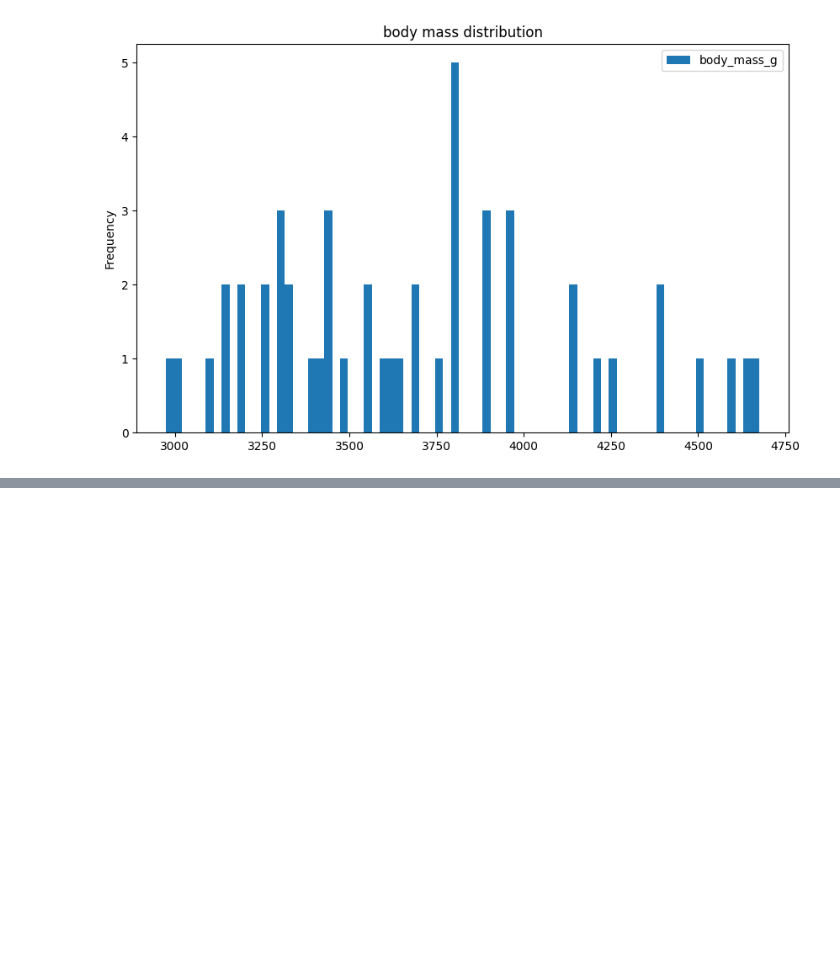
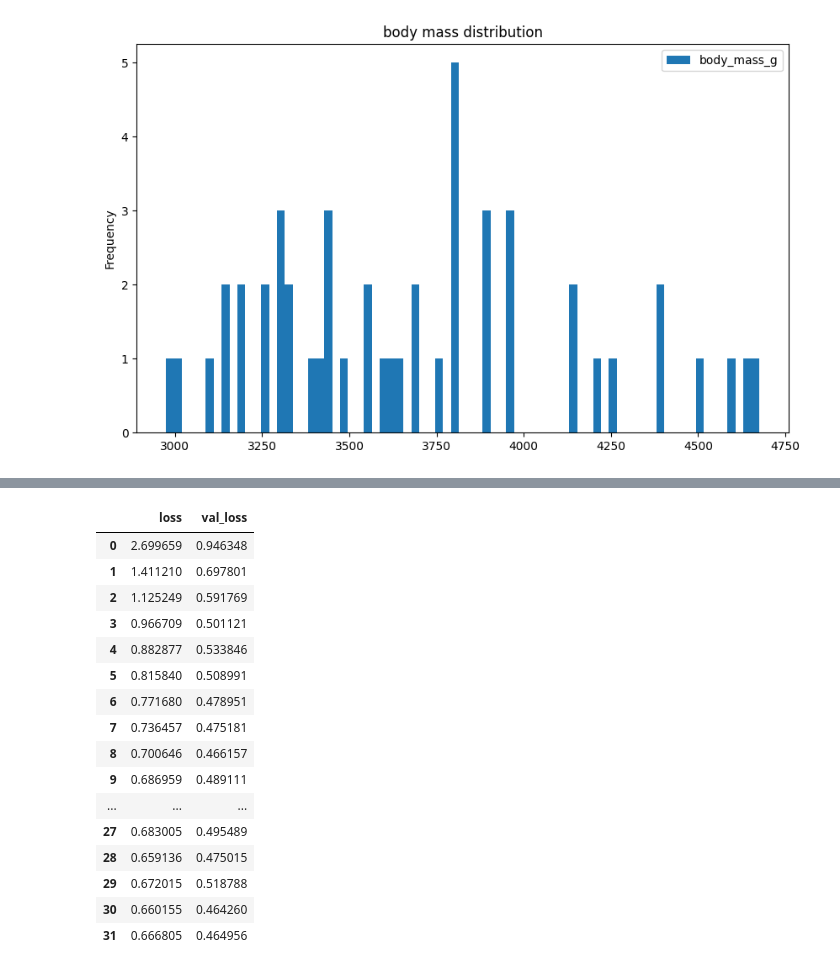
Before and after one commit to sabrina-corona-94/big-data-applications-02.02.26, a Jupyter notebook: jupyter_notebooks/.ipynb, the cells around one changed output, grey strips where cells are left out. Cells and saved outputs as stored; diff of their text form; code cells hidden in the pictures; blank space fills up the shorter version.

```diff
--- a/jupyter_notebooks/.ipynb
+++ b/jupyter_notebooks/.ipynb
@@ -712,0 +921,16 @@ plt.show()
+# %%
+def create_tf_model(n_features):
+
+  model = Sequential()
+  model.add(Dense(units=n_features, activation='relu', input_shape=(n_features,)))
+
+  model.add(Dense(units=8,activation='relu'))
+  model.add(Dropout(0.25))
+
+  model.add(Dense(units=4,activation='relu'))
+  model.add(Dropout(0.25))
+
+  model.add(Dense(units=1))
+  model.compile(loss='mse', optimizer='adam')
+
+  return model
@@ -712,0 +1068,21 @@ plt.show()
+# %%
+losses = pd.DataFrame(model.history.history)
+losses
+# %% [output]
+|  | loss | val_loss |
+| 0 | 2.699659 | 0.946348 |
+| 1 | 1.411210 | 0.697801 |
+| 2 | 1.125249 | 0.591769 |
+| 3 | 0.966709 | 0.501121 |
+| 4 | 0.882877 | 0.533846 |
+| 5 | 0.815840 | 0.508991 |
+| 6 | 0.771680 | 0.478951 |
+| 7 | 0.736457 | 0.475181 |
+| 8 | 0.700646 | 0.466157 |
+| 9 | 0.686959 | 0.489111 |
+| ... | ... | ... |
+| 27 | 0.683005 | 0.495489 |
+| 28 | 0.659136 | 0.475015 |
+| 29 | 0.672015 | 0.518788 |
+| 30 | 0.660155 | 0.464260 |
+| 31 | 0.666805 | 0.464956 |
```
Also changed, not shown: parts of 41 cells of this notebook, 1 other file.
